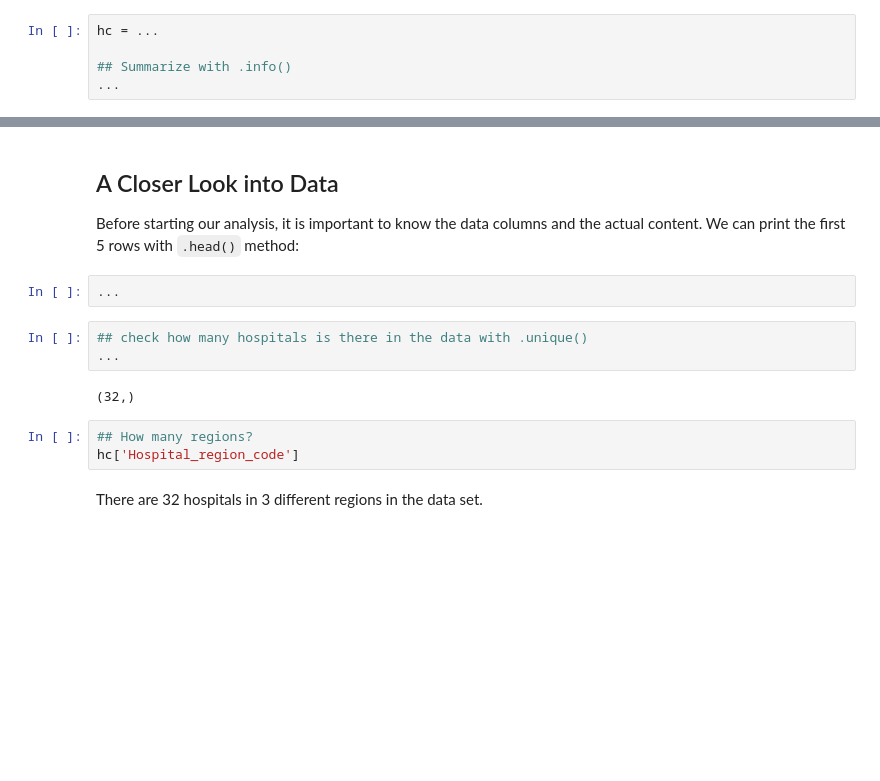
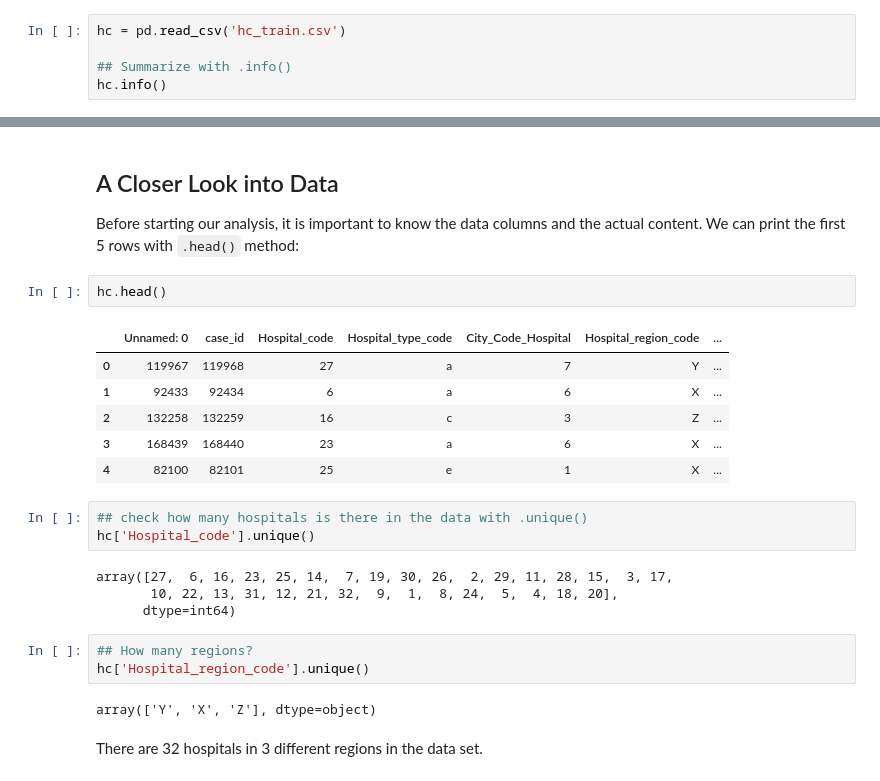
Before and after one commit to cherrowo/MSCI446Notes, a Jupyter notebook: Tutorials/Tutorial 2/W2.ipynb, the cells around one changed output, grey strips where cells are left out. Saved outputs shown, nothing was run; the diff lists cells and outputs as text; blank space fills up the shorter version.

```diff
--- a/Tutorials/Tutorial 2/W2.ipynb
+++ b/Tutorials/Tutorial 2/W2.ipynb
@@ -12,7 +12,7 @@ import numpy as np
 # %% [markdown]
 Let's import and explore the data file "hc_train.csv":
 # %%
-hc = ...
+hc = pd.read_csv('hc_train.csv')
 
 ## Summarize with .info()
-...
+hc.info()
@@ -26,16 +67,27 @@ hc = ...
 ## A Closer Look into Data
 
 Before starting our analysis, it is important to know the data columns and the actual content. We can print the first 5 rows with `.head()` method:
-# %%
-...
+# %%
+hc.head()
+# %% [output]
+|  | Unnamed: 0 | case_id | Hospital_code | Hospital_type_code | City_Code_Hospital | Hospital_region_code | ... |
+| 0 | 119967 | 119968 | 27 | a | 7 | Y | ... |
+| 1 | 92433 | 92434 | 6 | a | 6 | X | ... |
+| 2 | 132258 | 132259 | 16 | c | 3 | Z | ... |
+| 3 | 168439 | 168440 | 23 | a | 6 | X | ... |
+| 4 | 82100 | 82101 | 25 | e | 1 | X | ... |
 # %%
 ## check how many hospitals is there in the data with .unique()
-...
+hc['Hospital_code'].unique()
 # %% [output]
-(32,)
+array([27,  6, 16, 23, 25, 14,  7, 19, 30, 26,  2, 29, 11, 28, 15,  3, 17,
+       10, 22, 13, 31, 12, 21, 32,  9,  1,  8, 24,  5,  4, 18, 20],
+      dtype=int64)
 # %%
 ## How many regions?
-hc['Hospital_region_code']
+hc['Hospital_region_code'].unique()
+# %% [output]
+array(['Y', 'X', 'Z'], dtype=object)
 # %% [markdown]
 There are 32 hospitals in 3 different regions in the data set.
 # %%
```
Also changed, not shown: parts of 20 cells of this notebook.
